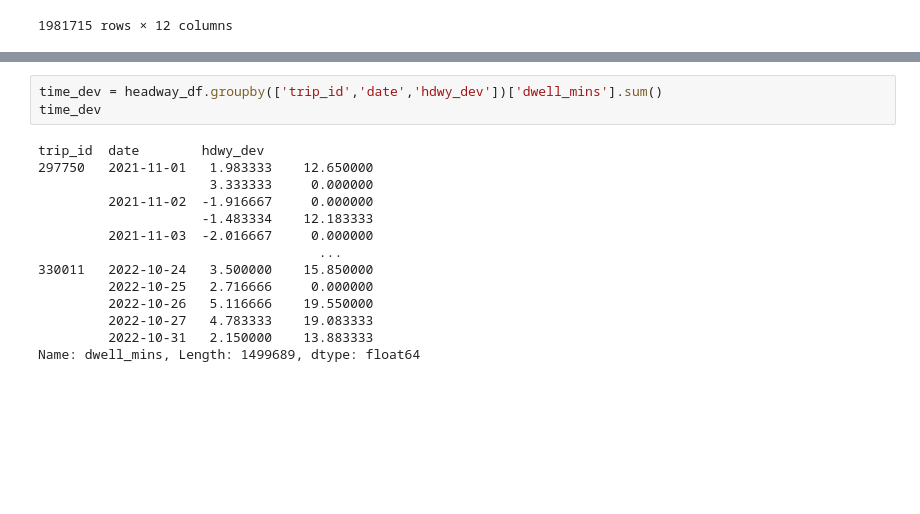
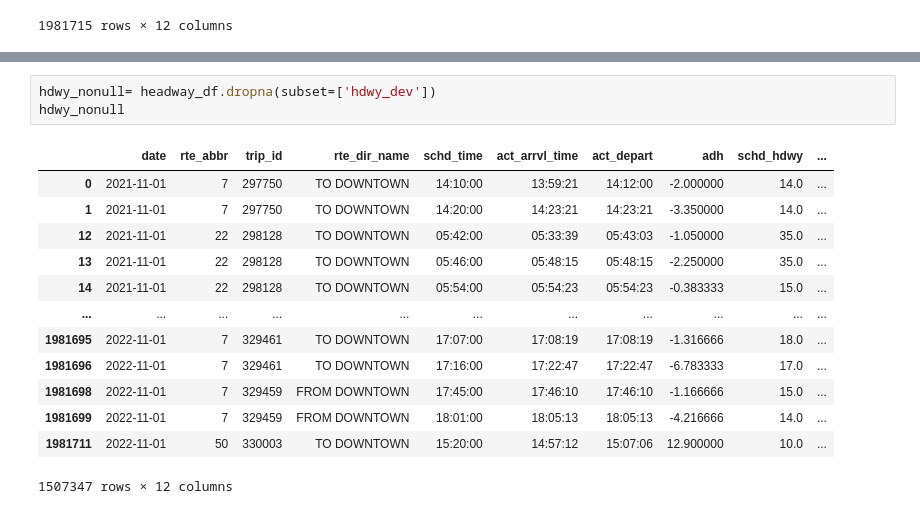
Before and after one commit to NSS-Data-Analytics-Cohort-7/wego-data-world-problems, a Jupyter notebook: notebook/We_go_project.ipynb, the cells around one changed output, grey strips where cells are left out. Cells and saved outputs as stored; diff of their text form; blank space fills up the shorter version.

```diff
--- a/notebook/We_go_project.ipynb
+++ b/notebook/We_go_project.ipynb
@@ -110,17 +91,17 @@ See the caveats in the documentation: https://pandas.pydata.org/pandas-docs/stab
-# %%
-time_dev = headway_df.groupby(['trip_id','date','hdwy_dev'])['dwell_mins'].sum()
-time_dev
-# %% [output]
-trip_id  date        hdwy_dev
-297750   2021-11-01   1.983333    12.650000
-                      3.333333     0.000000
-         2021-11-02  -1.916667     0.000000
-                     -1.483334    12.183333
-         2021-11-03  -2.016667     0.000000
-                                    ...
-330011   2022-10-24   3.500000    15.850000
-         2022-10-25   2.716666     0.000000
-         2022-10-26   5.116666    19.550000
-         2022-10-27   4.783333    19.083333
-         2022-10-31   2.150000    13.883333
-Name: dwell_mins, Length: 1499689, dtype: float64
+# %%
+hdwy_nonull= headway_df.dropna(subset=['hdwy_dev'])
+hdwy_nonull
+# %% [output]
+|  | date | rte_abbr | trip_id | rte_dir_name | schd_time | act_arrvl_time | act_depart | adh | schd_hdwy | ... |
+| 0 | 2021-11-01 | 7 | 297750 | TO DOWNTOWN | 14:10:00 | 13:59:21 | 14:12:00 | -2.000000 | 14.0 | ... |
+| 1 | 2021-11-01 | 7 | 297750 | TO DOWNTOWN | 14:20:00 | 14:23:21 | 14:23:21 | -3.350000 | 14.0 | ... |
+| 12 | 2021-11-01 | 22 | 298128 | TO DOWNTOWN | 05:42:00 | 05:33:39 | 05:43:03 | -1.050000 | 35.0 | ... |
+| 13 | 2021-11-01 | 22 | 298128 | TO DOWNTOWN | 05:46:00 | 05:48:15 | 05:48:15 | -2.250000 | 35.0 | ... |
+| 14 | 2021-11-01 | 22 | 298128 | TO DOWNTOWN | 05:54:00 | 05:54:23 | 05:54:23 | -0.383333 | 15.0 | ... |
+| ... | ... | ... | ... | ... | ... | ... | ... | ... | ... | ... |
+| 1981695 | 2022-11-01 | 7 | 329461 | TO DOWNTOWN | 17:07:00 | 17:08:19 | 17:08:19 | -1.316666 | 18.0 | ... |
+| 1981696 | 2022-11-01 | 7 | 329461 | TO DOWNTOWN | 17:16:00 | 17:22:47 | 17:22:47 | -6.783333 | 17.0 | ... |
+| 1981698 | 2022-11-01 | 7 | 329459 | FROM DOWNTOWN | 17:45:00 | 17:46:10 | 17:46:10 | -1.166666 | 15.0 | ... |
+| 1981699 | 2022-11-01 | 7 | 329459 | FROM DOWNTOWN | 18:01:00 | 18:05:13 | 18:05:13 | -4.216666 | 14.0 | ... |
+| 1981711 | 2022-11-01 | 50 | 330003 | TO DOWNTOWN | 15:20:00 | 14:57:12 | 15:07:06 | 12.900000 | 10.0 | ... |
+1507347 rows × 12 columns
```
Also changed, not shown: parts of 5 cells of this notebook.
